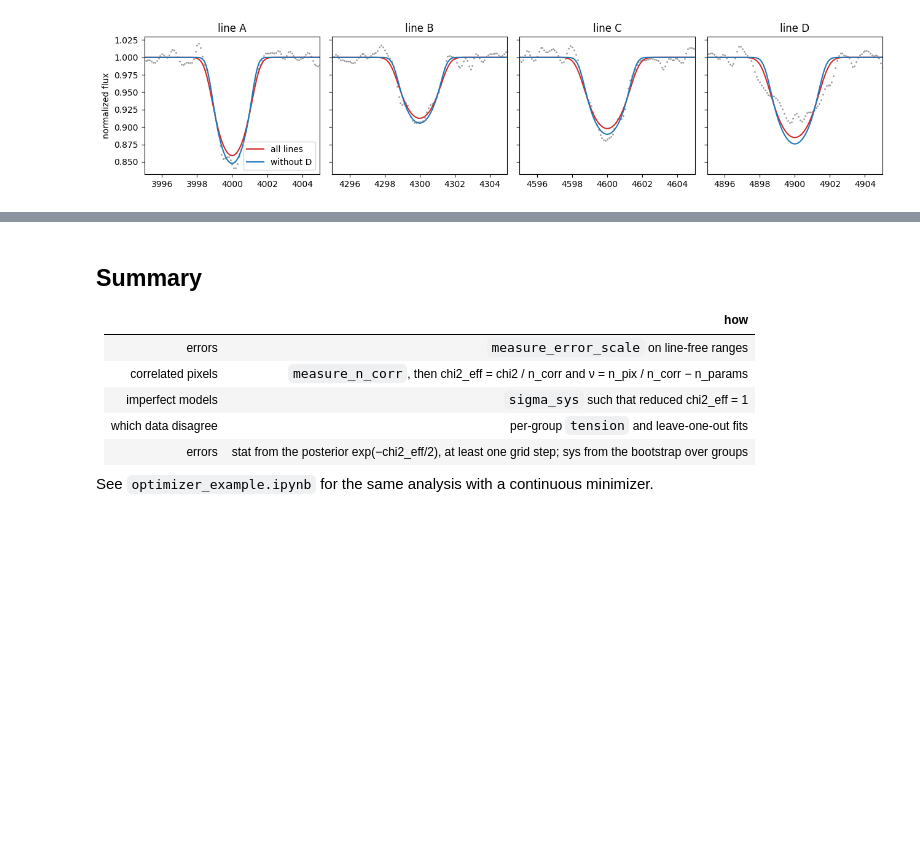
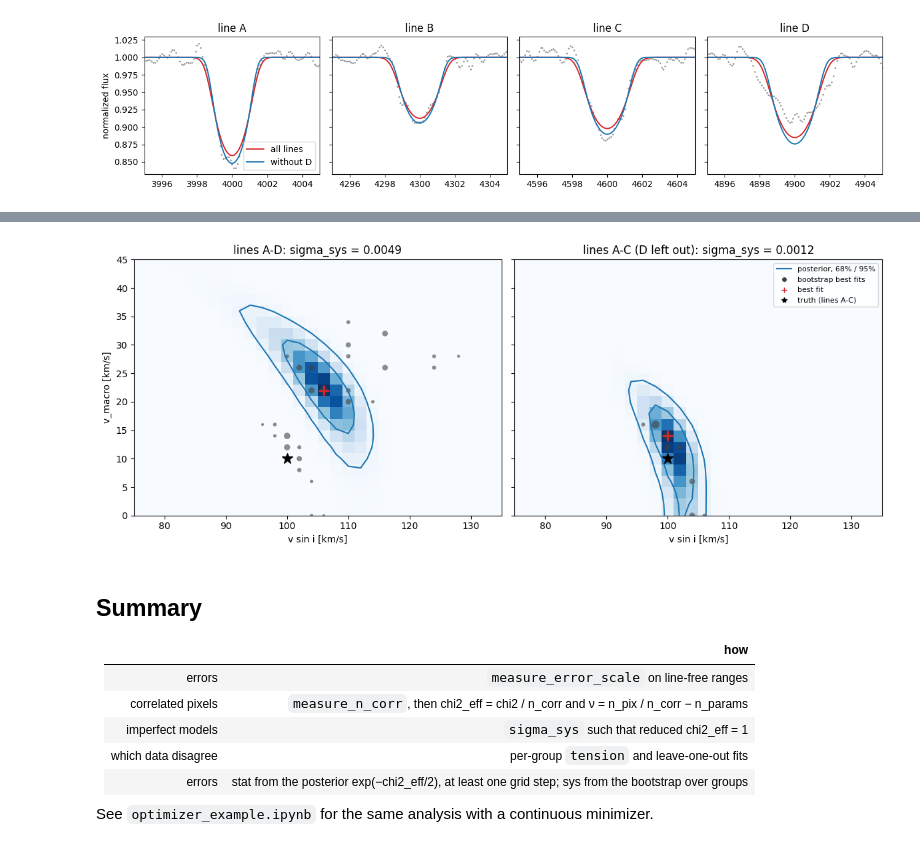
Before and after one commit to AlexanderLaroche/wellfit, a Jupyter notebook: examples/grid_example.ipynb, the cells around one changed output, grey strips where cells are left out. Drawn from its saved outputs; the diff is of its cells as text; code cells hidden in the pictures; blank space fills up the shorter version.

Commit message:
Examples: 2D posterior for lines A-D vs A-C in both notebooks
Co-Authored-By: Claude Opus 5.5 <noreply@anthropic.com>

```diff
--- a/examples/grid_example.ipynb
+++ b/examples/grid_example.ipynb
@@ -175,3 +200,38 @@ axs[0].legend(); axs[0].set_ylabel('normalized flux'); plt.tight_layout()
+# %%
+def plot_post2d(ax, d2, x, y, best, boot=None, d2_curv=None, title=''):
+    # posterior exp(-Delta chi2_eff / 2) on the (y, x) mesh, its 68% / 95% contours (2 parameters), the curvature
+    # ellipses, and the bootstrap best fits (marker size = number of replicates at that point)
+    ax.pcolormesh(x, y, np.exp(-0.5 * d2), cmap='Blues', shading='auto')
+    ax.contour(x, y, d2, levels=[2.30, 6.18], colors='C0', linestyles='-')
+    if d2_curv is not None:
+        ax.contour(x, y, d2_curv, levels=[2.30, 6.18], colors='C1', linestyles='--')
+    if boot is not None:
+        pts, n = np.unique(np.round(boot, 4), axis=0, return_counts=True)
+        ax.scatter(*pts.T, s=6 + 80 * n / n.max(), color='0.25', alpha=0.6, lw=0)
+    ax.plot(*best, 'C3+', ms=12, mew=2)
+    ax.plot(TRUTH['vsini'], TRUTH['vmacro'], 'k*', ms=12)
+    ax.set_xlim(x[0], x[-1]); ax.set_ylim(y[0], y[-1])
+    ax.set_title(title); ax.set_xlabel('v sin i [km/s]')
+
+def legend2d(ax, ellipse=False):
+    items = [('posterior, 68% / 95%', dict(color='C0'))]
+    items += [('curvature ellipse', dict(color='C1', ls='--'))] if ellipse else []
+    items += [('bootstrap best fits', dict(color='0.25', marker='o', ms=4, ls='')),
+              ('best fit', dict(color='C3', marker='+', ls='')), ('truth (lines A-C)', dict(color='k', marker='*', ls=''))]
+    for lab, kw in items:
+        ax.plot([], [], label=lab, **kw)
+    ax.legend(fontsize=8, loc='upper right')
+
+fig, axs = plt.subplots(1, 2, figsize=(12, 4.8), sharey=True)
+for ax, f, t in [(axs[0], fit, 'lines A-D'), (axs[1], fit_noD, 'lines A-C (D left out)')]:
+    plot_post2d(ax, dchi2_map(f.chi2_eff), vsini_axis, vmacro_axis, (VS[f.best], VM[f.best]),
+                boot=np.stack([VS[f.boot_best], VM[f.boot_best]], axis=1),
+                title=f"{t}: sigma_sys = {f.sigma_sys:.4f}")
+for ax in axs:
+    ax.set_xlim(75, 135); ax.set_ylim(0, 45)
+axs[0].set_ylabel('v_macro [km/s]'); legend2d(axs[1]); plt.tight_layout()
+# %% [output]
+[figure, added]
 # %% [markdown]
 ## Summary
 
```
Also changed, not shown: parts of 1 cell of this notebook, 1 other file.
